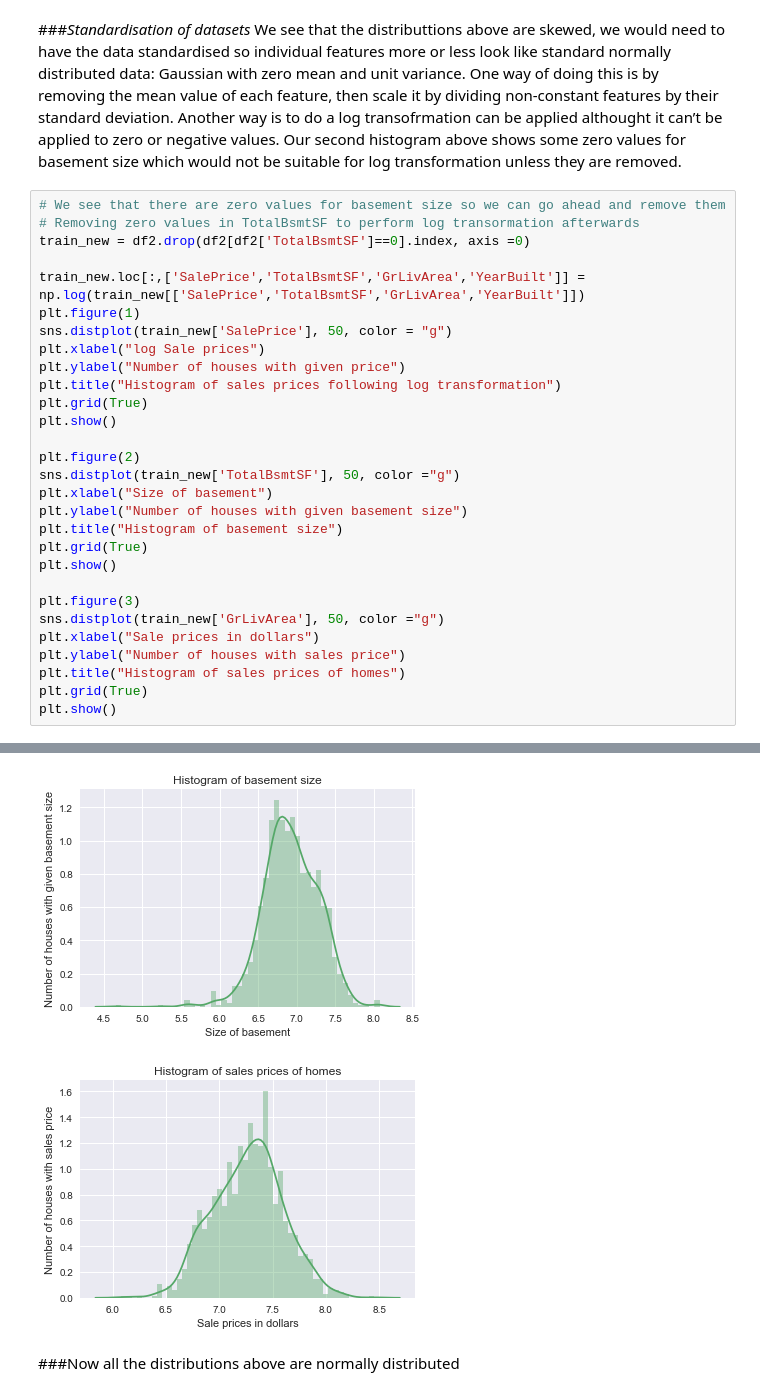
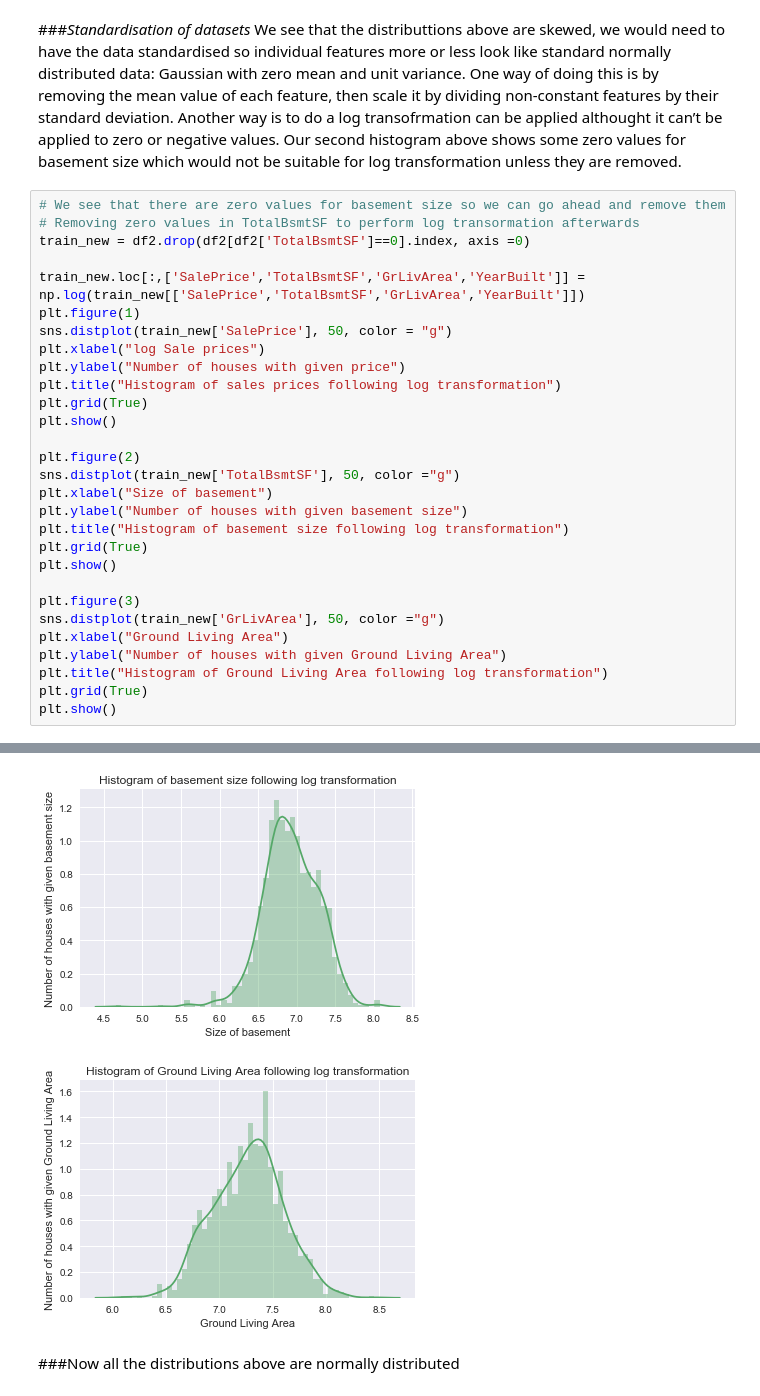
Before and after one commit to pavithraraj/AMESHousePricePrediction, a Jupyter notebook: A_Capstone_Final_Ames_SalePricePrediction.ipynb, the cells around one changed output, grey strips where cells are left out. Saved outputs shown, nothing was run; the diff lists cells and outputs as text.

```diff
--- a/A_Capstone_Final_Ames_SalePricePrediction.ipynb
+++ b/A_Capstone_Final_Ames_SalePricePrediction.ipynb
@@ -307,36 +307,36 @@ We see that the distributtions above are skewed, we would need to have the data
 # %%
 # We see that there are zero values for basement size so we can go ahead and remove them
 # Removing zero values in TotalBsmtSF to perform log transormation afterwards
 train_new = df2.drop(df2[df2['TotalBsmtSF']==0].index, axis =0)
 
 train_new.loc[:,['SalePrice','TotalBsmtSF','GrLivArea','YearBuilt']] = np.log(train_new[['SalePrice','TotalBsmtSF','GrLivArea','YearBuilt']])
 plt.figure(1)
 sns.distplot(train_new['SalePrice'], 50, color = "g")
 plt.xlabel("log Sale prices")
 plt.ylabel("Number of houses with given price")
 plt.title("Histogram of sales prices following log transformation")
 plt.grid(True)
 plt.show()
 
 plt.figure(2)
 sns.distplot(train_new['TotalBsmtSF'], 50, color ="g")
 plt.xlabel("Size of basement")
 plt.ylabel("Number of houses with given basement size")
-plt.title("Histogram of basement size")
+plt.title("Histogram of basement size following log transformation")
 plt.grid(True)
 plt.show()
 
 plt.figure(3)
 sns.distplot(train_new['GrLivArea'], 50, color ="g")
-plt.xlabel("Sale prices in dollars")
-plt.ylabel("Number of houses with sales price")
-plt.title("Histogram of sales prices of homes")
+plt.xlabel("Ground Living Area")
+plt.ylabel("Number of houses with given Ground Living Area")
+plt.title("Histogram of Ground Living Area following log transformation")
 plt.grid(True)
 plt.show()
 # %% [output]
 [figure]
-[figure, old version]
+[figure, new version]
-[figure, old version]
+[figure, new version]
 # %% [markdown]
 ###Now all the distributions above are normally distributed
 # %%
```
Also changed, not shown: parts of 3 cells of this notebook.
